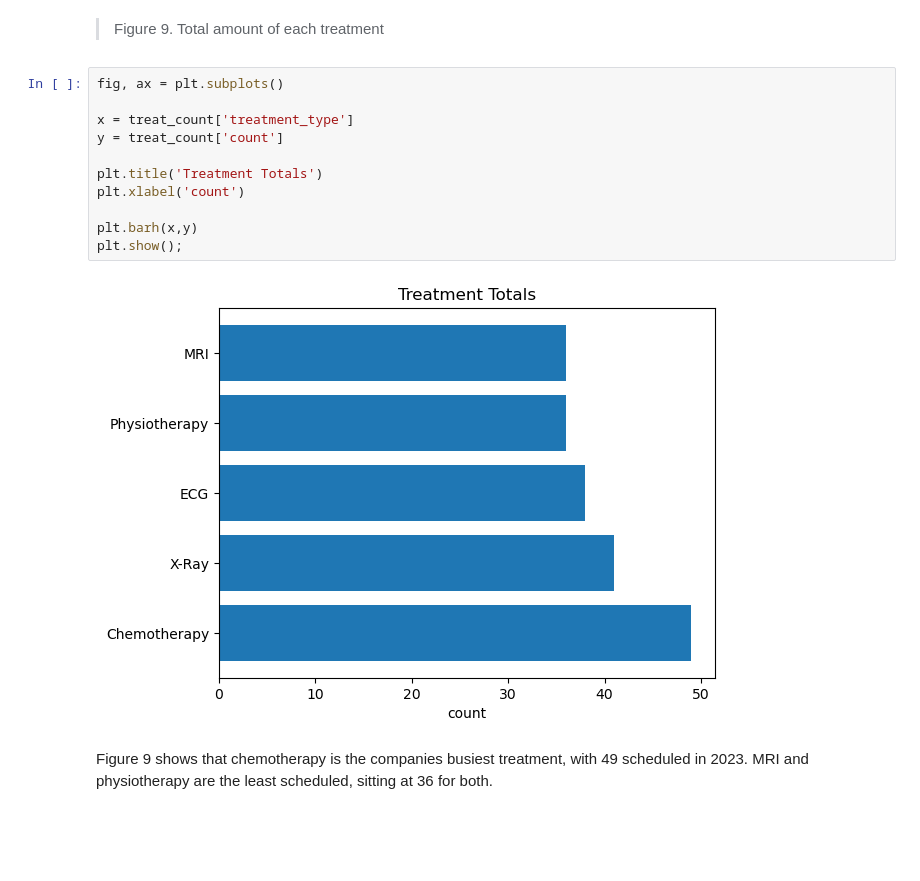
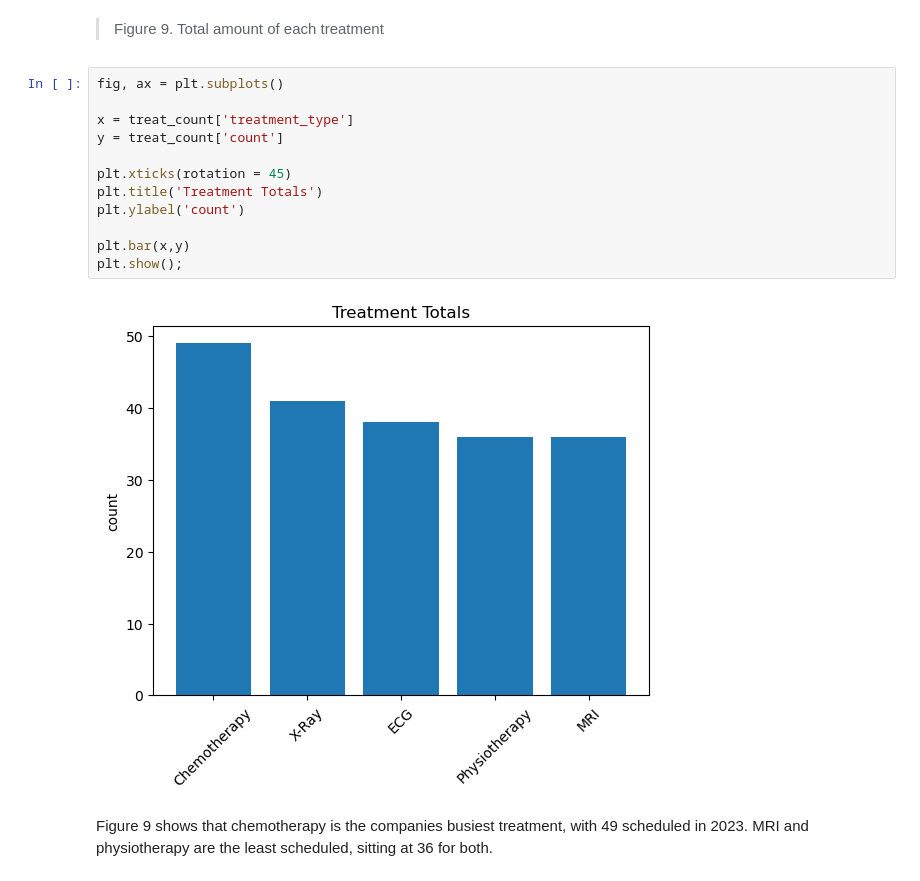
Before and after one commit to Djohnson1313/hospital_operations_intelligence, a Jupyter notebook: hospital_operations_analysis.ipynb, the cells around one changed output. Drawn from its saved outputs; the diff is of its cells as text; blank space fills up the shorter version.

```diff
--- a/hospital_operations_analysis.ipynb
+++ b/hospital_operations_analysis.ipynb
@@ -1013,15 +1016,16 @@ In this plot we can see we have a farily even distribution of status types for a
 # %%
 fig, ax = plt.subplots()
 
 x = treat_count['treatment_type']
 y = treat_count['count']
 
+plt.xticks(rotation = 45)
 plt.title('Treatment Totals')
-plt.xlabel('count')
+plt.ylabel('count')
 
-plt.barh(x,y)
+plt.bar(x,y)
 plt.show();
 # %% [output]
-[figure, old version]
+[figure, new version]
 # %% [markdown]
 Figure 9 shows that chemotherapy is the companies busiest treatment, with 49 scheduled in 2023. MRI and physiotherapy are the least scheduled, sitting at 36 for both.
```
Also changed, not shown: parts of 22 cells of this notebook.
